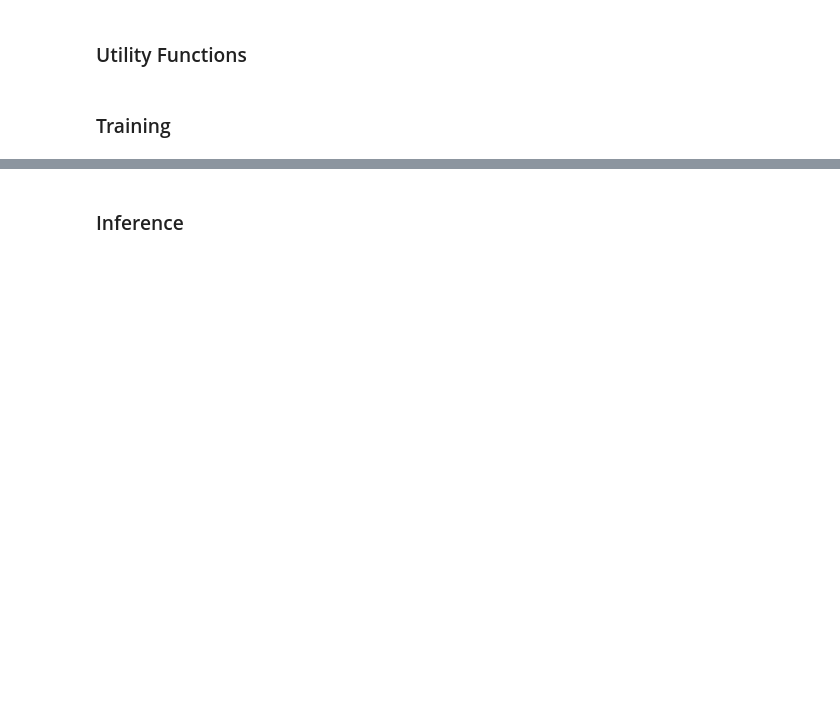
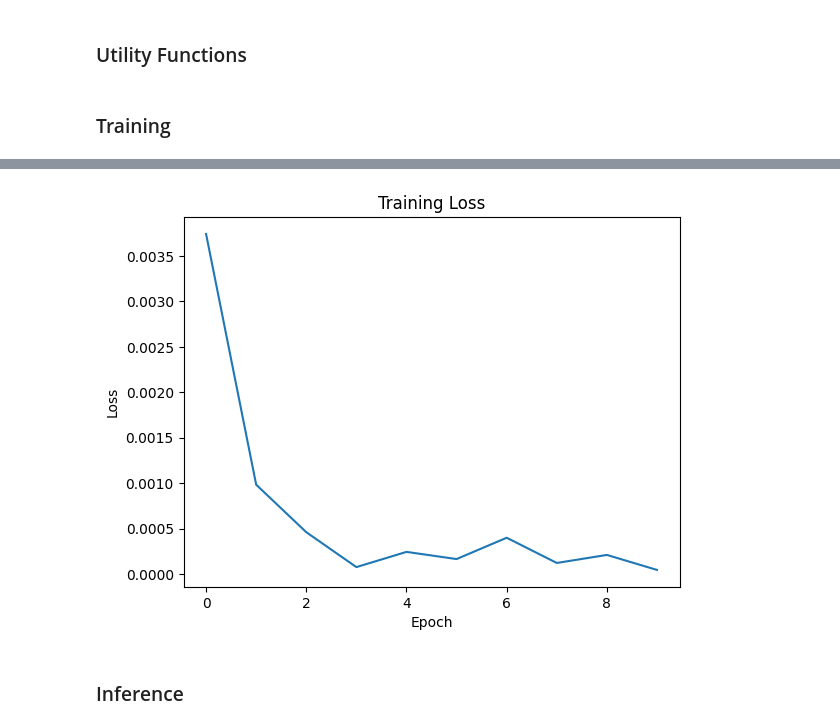
Before and after one commit to AbinashChetia/vehicle_reid, a Jupyter notebook: exp.ipynb, the cells around one changed output, grey strips where cells are left out. Drawn from its saved outputs; the diff is of its cells as text; code cells hidden in the pictures; blank space fills up the shorter version.

Commit message:
Ran complete training pipeline

```diff
--- a/exp.ipynb
+++ b/exp.ipynb
@@ -15,7 +15,7 @@ from loss import TripletLoss
 import matplotlib.pyplot as plt
 # %%
 # DEVICE = torch.device('mps' if torch.backends.mps.is_available() else 'cpu')
-# DEVICE = torch.device('cuda' if torch.cuda.is_available() else 'cpu')
-DEVICE = torch.device('cpu')
+DEVICE = torch.device('cuda' if torch.cuda.is_available() else 'cpu')
+# DEVICE = torch.device('cpu')
 print(DEVICE)
 # %% [output]
@@ -87,6 +87,7 @@ model = ViTEncoder(
 # %%
 def train(model, dataloader, optimizer, loss_fn, device, epochs=10):
     model.train()
+    train_loss_hist = []
     for epoch in range(epochs):
         epoch_loss = 0
         for images, labels in tqdm(dataloader):
@@ -115,7 +116,10 @@ def train(model, dataloader, optimizer, loss_fn, device, epochs=10):
 
             epoch_loss += loss.item()
 
-        print(f'Epoch {epoch+1:3}/{epochs:3} | Loss: {epoch_loss/len(dataloader):.4f}')
+        epoch_loss /= len(dataloader)
+        train_loss_hist.append(epoch_loss)
+        print(f'Epoch {epoch+1:3}/{epochs:3} | Loss: {epoch_loss:.4f}')
+    return train_loss_hist
 # %%
 # Define transformations
 transform = transforms.Compose([
@@ -126,7 +130,7 @@ transform = transforms.Compose([
 
 # Initialize dataset and dataloader
 dataset = VehicleReIDDataset(root_dir='data/prepared_VeRi_CARLA_dataset/test', transform=transform)
-dataloader = DataLoader(dataset, batch_size=4, shuffle=True)
+dataloader = DataLoader(dataset, batch_size=100, shuffle=True)
 
 model.to(DEVICE)
 
@@ -134,5 +138,5 @@ optimizer = optim.Adam(model.parameters(), lr=1e-4, weight_decay=1e-5)
 loss_fn = TripletLoss(margin=0.3)
 # %%
 # Train model
-train(model, dataloader, optimizer, loss_fn, DEVICE, epochs=10)
+train_loss_hist = train(model, dataloader, optimizer, loss_fn, DEVICE, epochs=10)
 # %% [output]
@@ -149 +153,11 @@ Epoch  10/ 10 | Loss: 0.0042
+# %%
+# Plot training loss
+plt.figure()
+plt.title('Training Loss')
+plt.xlabel('Epoch')
+plt.ylabel('Loss')
+plt.plot(train_loss_hist)
+plt.show()
+# %% [output]
+[figure, added]
 # %%
```
Also changed, not shown: parts of 4 cells of this notebook, 1 other file.
